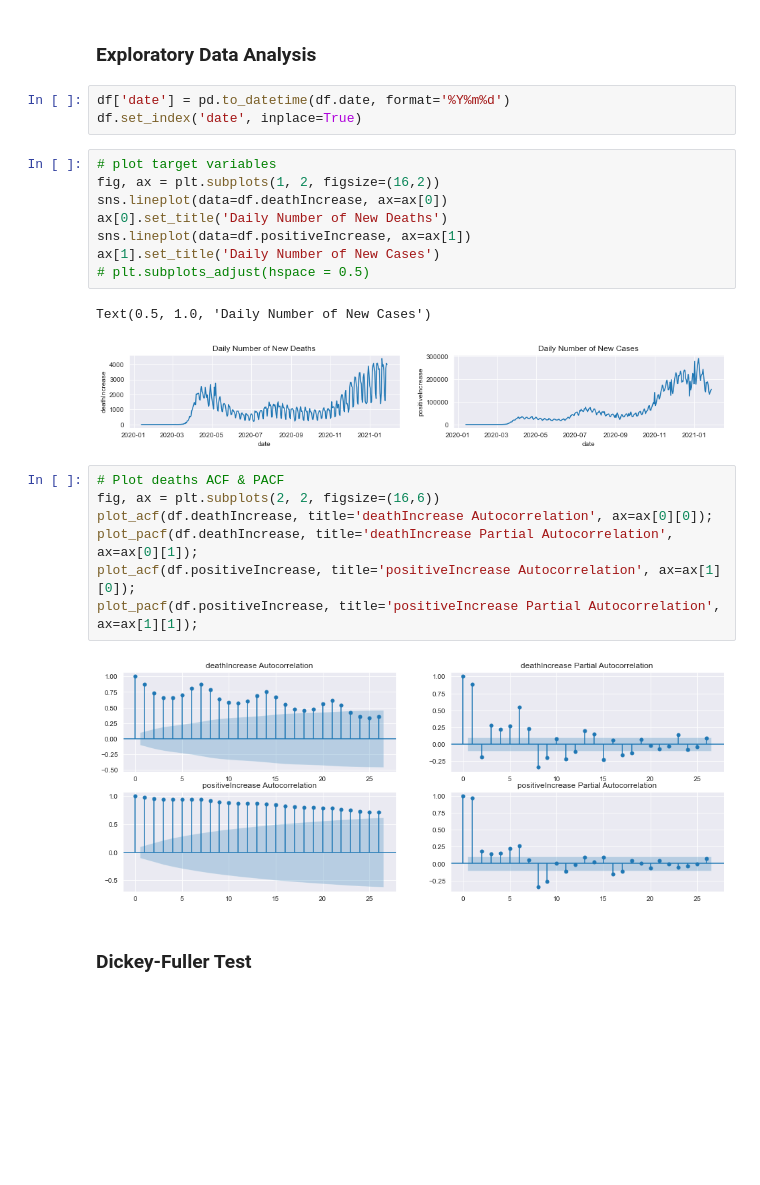
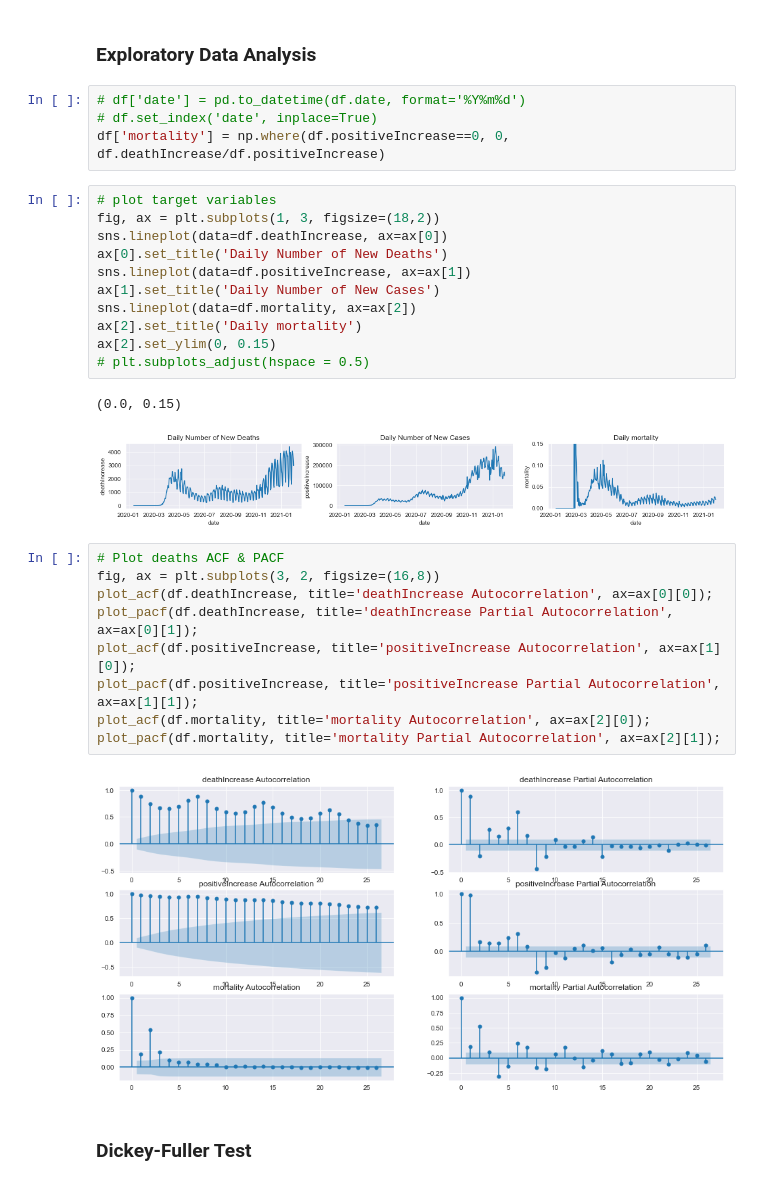
Before and after one commit to ghcn345/Coronavirus-Prediction, a Jupyter notebook: project_coronavirus.ipynb, the cells around one changed output. Cells and saved outputs as stored; diff of their text form; blank space fills up the shorter version.

Commit message:
mortality

```diff
--- a/project_coronavirus.ipynb
+++ b/project_coronavirus.ipynb
@@ -124,28 +124,34 @@ df1.head()
 # %% [markdown]
 ### Exploratory Data Analysis
 # %%
-df['date'] = pd.to_datetime(df.date, format='%Y%m%d')
-df.set_index('date', inplace=True)
+# df['date'] = pd.to_datetime(df.date, format='%Y%m%d')
+# df.set_index('date', inplace=True)
+df['mortality'] = np.where(df.positiveIncrease==0, 0, df.deathIncrease/df.positiveIncrease)
 # %%
 # plot target variables
-fig, ax = plt.subplots(1, 2, figsize=(16,2))
+fig, ax = plt.subplots(1, 3, figsize=(18,2))
 sns.lineplot(data=df.deathIncrease, ax=ax[0])
 ax[0].set_title('Daily Number of New Deaths')
 sns.lineplot(data=df.positiveIncrease, ax=ax[1])
 ax[1].set_title('Daily Number of New Cases')
+sns.lineplot(data=df.mortality, ax=ax[2])
+ax[2].set_title('Daily mortality')
+ax[2].set_ylim(0, 0.15)
 # plt.subplots_adjust(hspace = 0.5)
 # %% [output]
-Text(0.5, 1.0, 'Daily Number of New Cases')
+(0.0, 0.15)
-[figure, old version]
+[figure, new version]
 # %%
 # Plot deaths ACF & PACF
-fig, ax = plt.subplots(2, 2, figsize=(16,6))
+fig, ax = plt.subplots(3, 2, figsize=(16,8))
 plot_acf(df.deathIncrease, title='deathIncrease Autocorrelation', ax=ax[0][0]);
 plot_pacf(df.deathIncrease, title='deathIncrease Partial Autocorrelation', ax=ax[0][1]);
 plot_acf(df.positiveIncrease, title='positiveIncrease Autocorrelation', ax=ax[1][0]);
 plot_pacf(df.positiveIncrease, title='positiveIncrease Partial Autocorrelation', ax=ax[1][1]);
+plot_acf(df.mortality, title='mortality Autocorrelation', ax=ax[2][0]);
+plot_pacf(df.mortality, title='mortality Partial Autocorrelation', ax=ax[2][1]);
 # %% [output]
-[figure, old version]
+[figure, new version]
 # %% [markdown]
 ### Dickey-Fuller Test
 # %%
```
Also changed, not shown: parts of 15 cells of this notebook.
